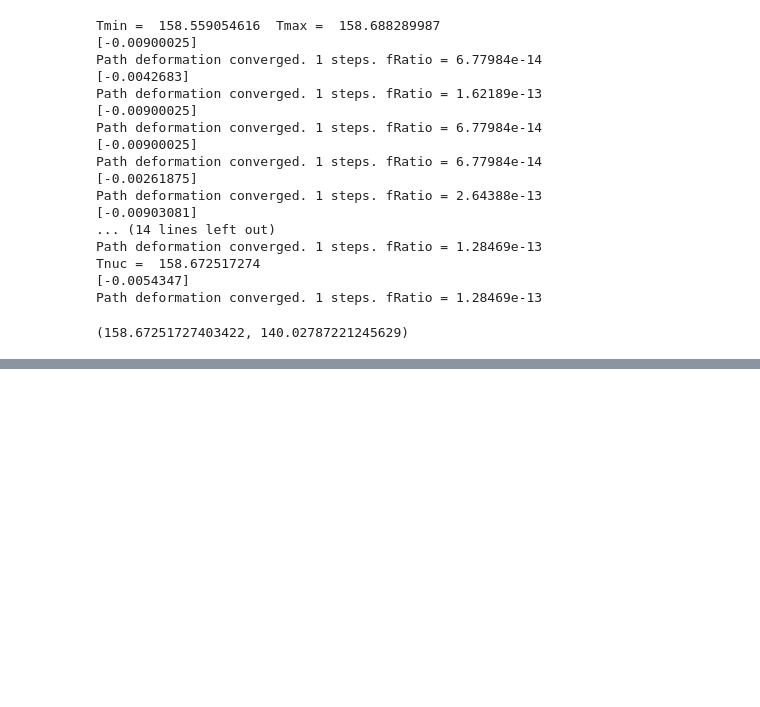
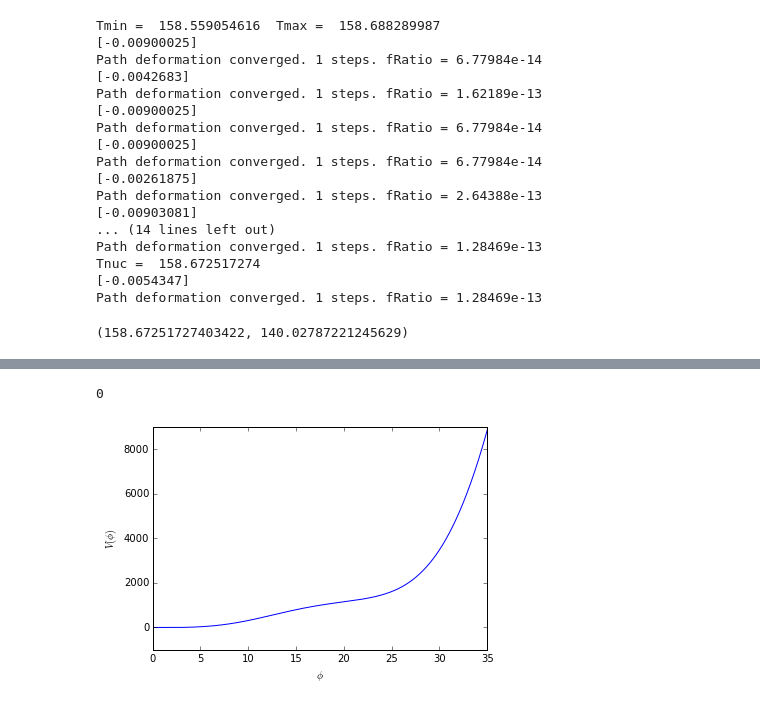
Before and after one commit to nblinov/ct_sm, a Jupyter notebook: sm_example.ipynb, the cells around one changed output, grey strips where cells are left out. Drawn from its saved outputs; the diff is of its cells as text; code cells hidden in the pictures; blank space fills up the shorter version.

```diff
--- a/sm_example.ipynb
+++ b/sm_example.ipynb
@@ -222,0 +284,4 @@ Path deformation converged. 1 steps. fRatio = 1.28469e-13
+# %%
+transObj=model.calcTcTrans()
+Tc = transObj[0]['Tcrit']
+transObj
@@ -222,0 +305,8 @@ Path deformation converged. 1 steps. fRatio = 1.28469e-13
+# %%
+calcStrength(transObj[0])
+# %% [output]
+0
+# %%
+model.plot1d(0,35,T=Tc*1.0001)
+# %% [output]
+[figure, added]
```
Also changed, not shown: parts of 24 cells of this notebook, 1 other file.
